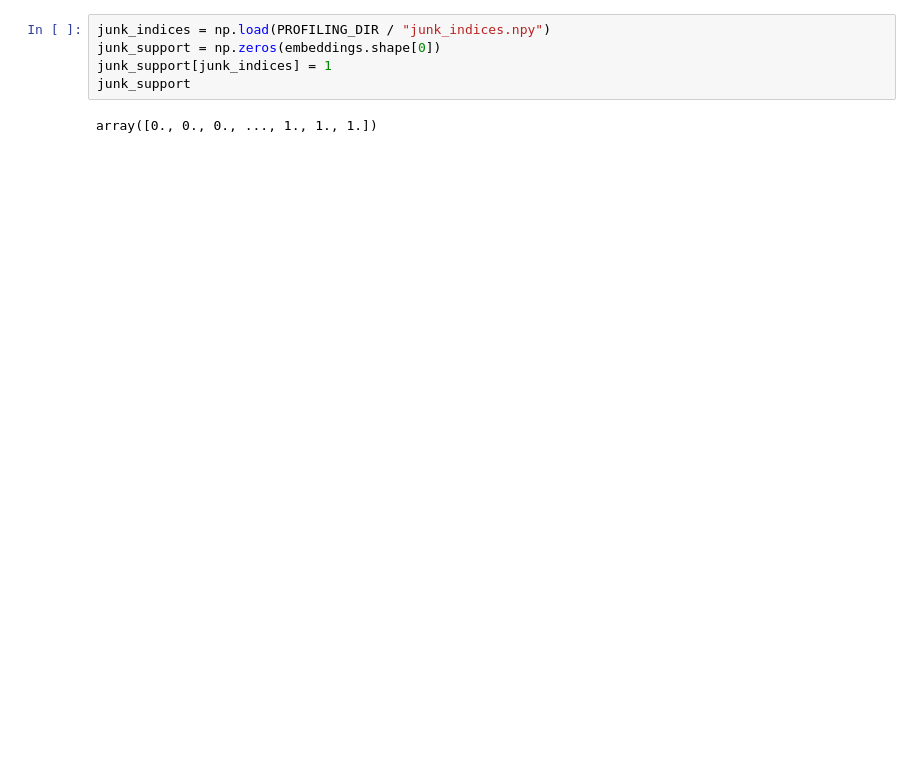
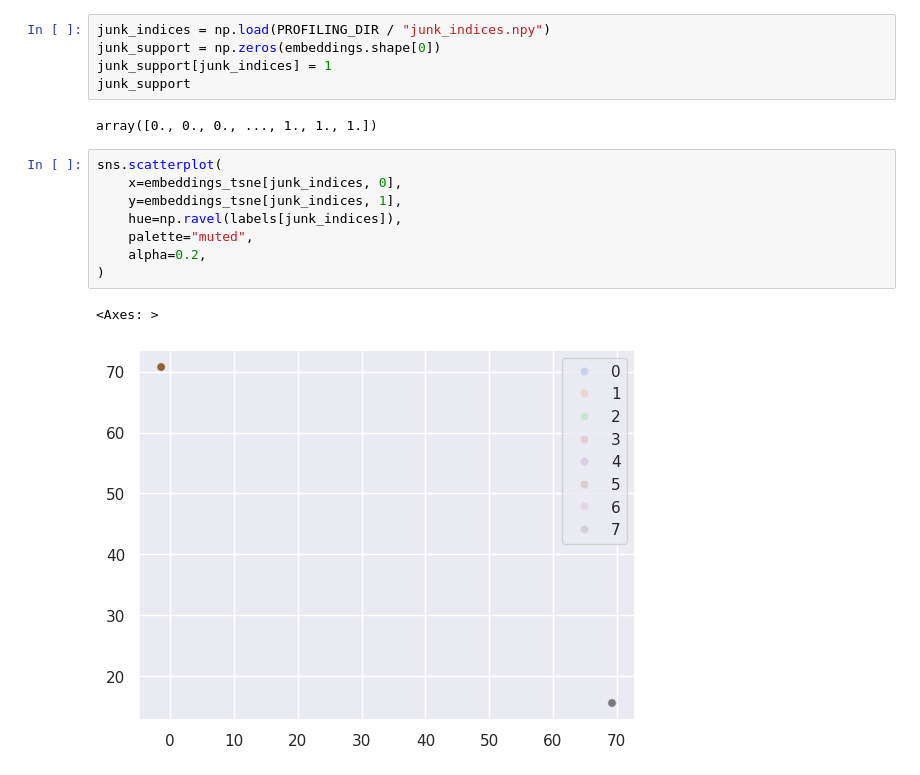
Before and after one commit to tomaz-suller/an2dl, a Jupyter notebook: homework-1/notebooks/4-tomaz-suller-embedding-quality.ipynb, the cells around one changed output. Drawn from its saved outputs; the diff is of its cells as text; blank space fills up the shorter version.

```diff
--- a/homework-1/notebooks/4-tomaz-suller-embedding-quality.ipynb
+++ b/homework-1/notebooks/4-tomaz-suller-embedding-quality.ipynb
@@ -140,6 +149,17 @@ junk_support[junk_indices] = 1
 junk_support
 # %% [output]
 array([0., 0., 0., ..., 1., 1., 1.])
+# %%
+sns.scatterplot(
+    x=embeddings_tsne[junk_indices, 0],
+    y=embeddings_tsne[junk_indices, 1],
+    hue=np.ravel(labels[junk_indices]),
+    palette="muted",
+    alpha=0.2,
+)
+# %% [output]
+<Axes: >
+[figure, added]
 # %%
 sns.relplot(
     x=embeddings_tsne[:, 0],
```
Also changed, not shown: parts of 7 cells of this notebook.
